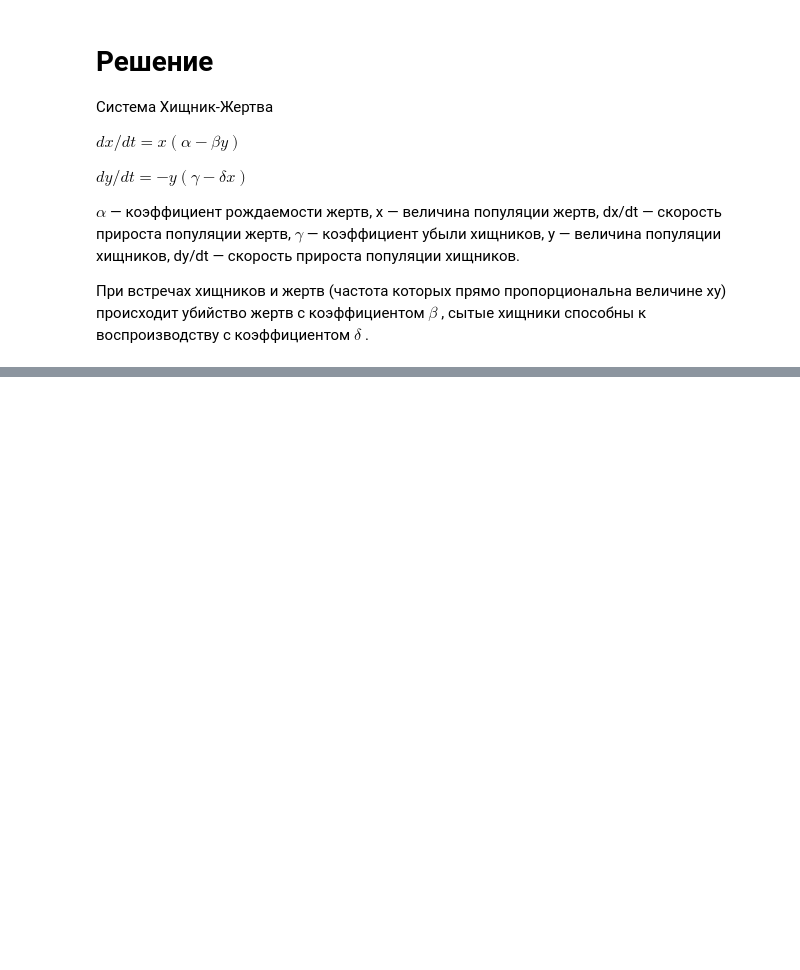
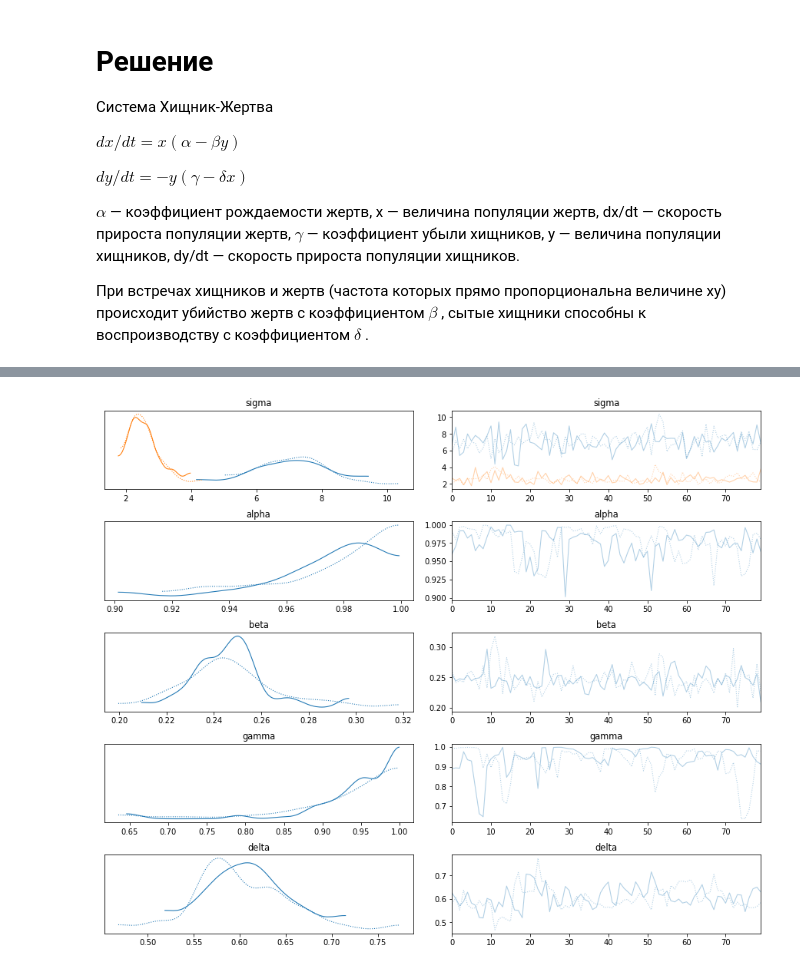
Before and after one commit to Anna-BV/PracticalML21, a Jupyter notebook: Task4/Task4.ipynb, the cells around one changed output, grey strips where cells are left out. Saved outputs shown, nothing was run; the diff lists cells and outputs as text; code cells hidden in the pictures; blank space fills up the shorter version.

```diff
--- a/Task4/Task4.ipynb
+++ b/Task4/Task4.ipynb
@@ -110,0 +67,23 @@ Text(0.5, 1.0, 'модель Хищник-Жертва')
+# %%
+PredatorPrey_model = DifferentialEquation(
+    func=PredatorPrey,
+    times=np.arange(0.25, 5, 0.25), # не включаем начальную точку
+    n_states=2, # Размерность системы ОДУ
+    n_theta=4, # Размерность вектора параметров
+    t0=0,
+)
+# %%
+with pm.Model() as model4:
+    sigma = pm.HalfCauchy("sigma", 1, shape=2)
+
+    alpha = pm.Uniform("alpha", 0.1, 1.0)
+    beta = pm.Uniform("beta", 0.1, 1.0)
+    gamma = pm.Uniform("gamma", 0.1, 1.0)
+    delta = pm.Uniform("delta", 0.1, 1.0)
+
+    PredatorPrey_curves = PredatorPrey_model(y0=[0.5, 0.5], theta=[alpha, beta, gamma, delta])
+
+    Y = pm.Normal("Y", mu=PredatorPrey_curves, sigma=sigma, observed=yobs)
+
+    trace = pm.sample(80, tune=40, target_accept=0.9, cores=1)
+    data = az.from_pymc3(trace=trace)
@@ -110,0 +99,5 @@ Text(0.5, 1.0, 'модель Хищник-Жертва')
+# %%
+with model4:
+    az.plot_trace(trace)
+# %% [output]
+[figure, added]
```
Also changed, not shown: parts of 12 cells of this notebook.
